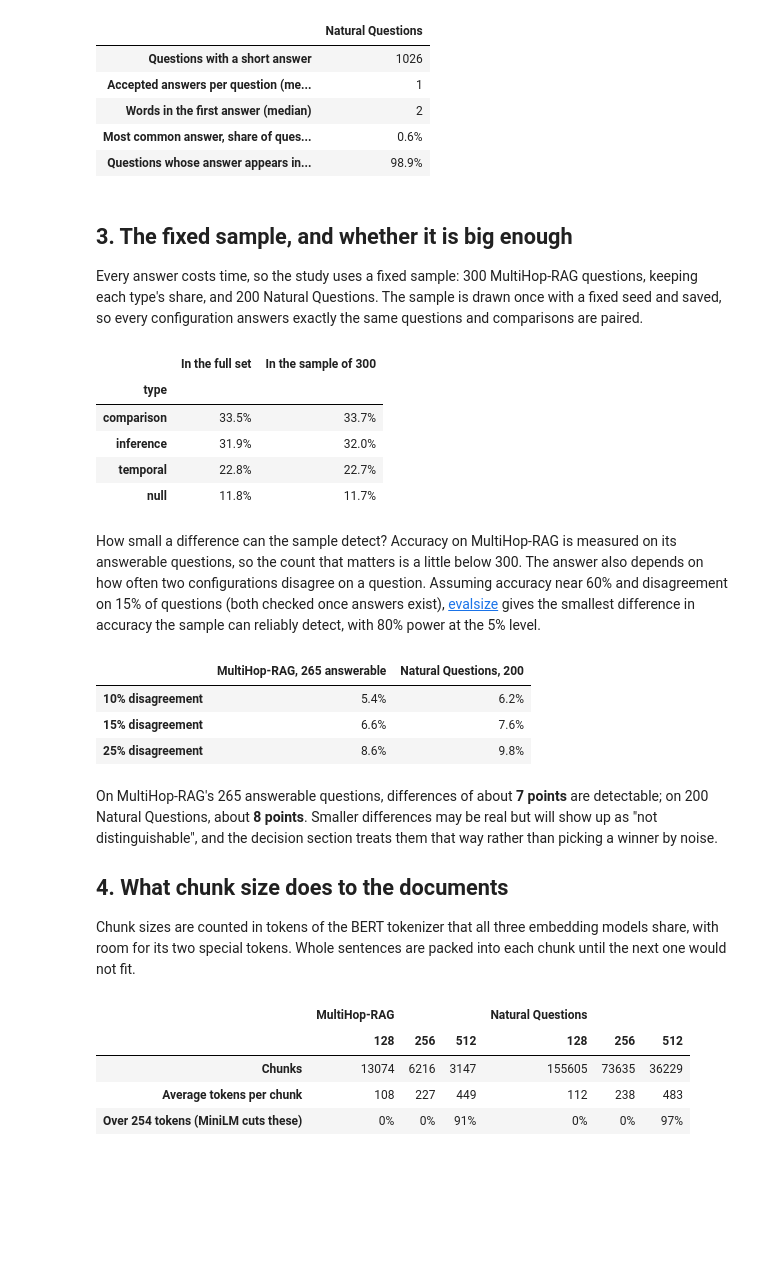
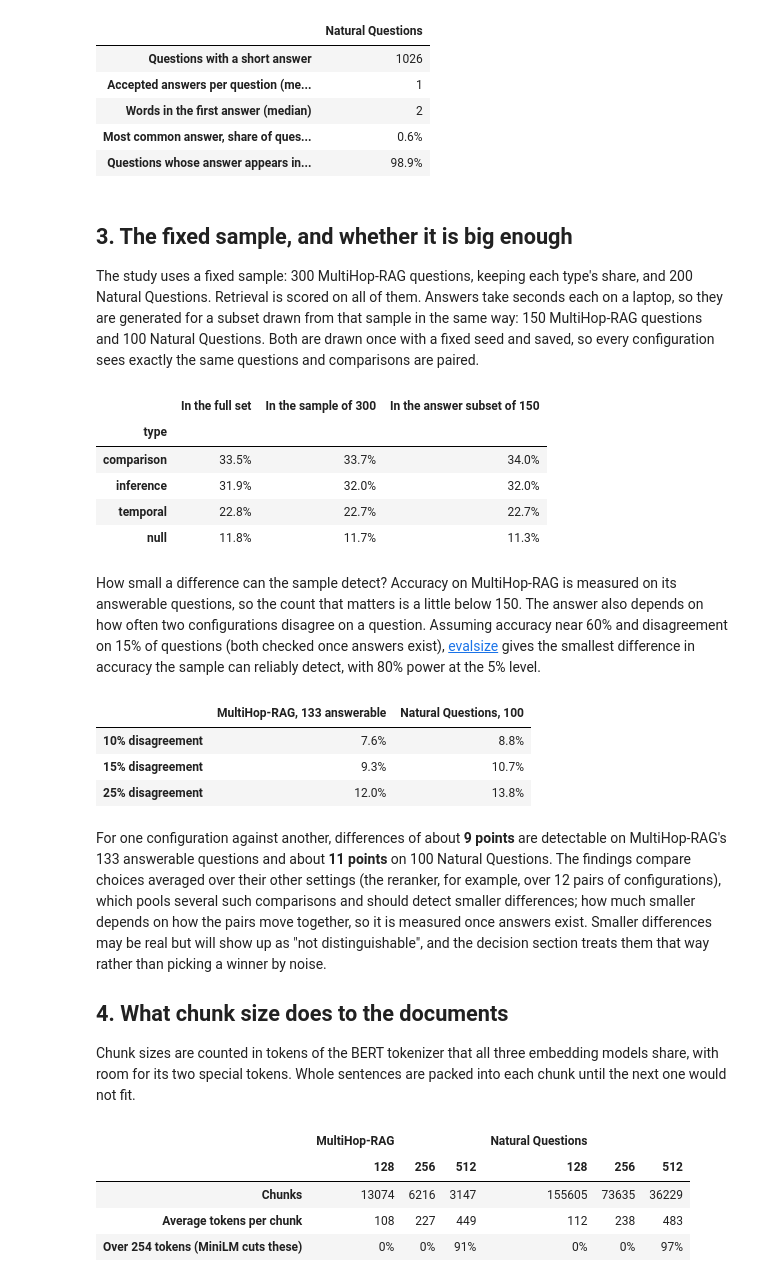
Before and after one commit to ai-with-md/rag-per-dollar, a Jupyter notebook: notebooks/01_data_and_floors.ipynb, the cells around one changed output. Saved outputs shown, nothing was run; the diff lists cells and outputs as text; code cells hidden in the pictures; blank space fills up the shorter version.

```diff
--- a/notebooks/01_data_and_floors.ipynb
+++ b/notebooks/01_data_and_floors.ipynb
@@ -153,32 +153,37 @@ pd.Series({
 # %% [markdown]
 ## 3. The fixed sample, and whether it is big enough
 
-Every answer costs time, so the study uses a fixed sample: 300 MultiHop-RAG questions, keeping each type's share, and 200 Natural Questions. The sample is drawn once with a fixed seed and saved, so every configuration answers exactly the same questions and comparisons are paired.
+The study uses a fixed sample: 300 MultiHop-RAG questions, keeping each type's share, and 200 Natural Questions. Retrieval is scored on all of them. Answers take seconds each on a laptop, so they are generated for a subset drawn from that sample in the same way: 150 MultiHop-RAG questions and 100 Natural Questions. Both are drawn once with a fixed seed and saved, so every configuration sees exactly the same questions and comparisons are paired.
 # %%
 sample = {
     "multihop_rag": sample_questions(questions["multihop_rag"], n=300, strata="type", seed=7),
     "natural_questions": sample_questions(questions["natural_questions"], n=200, strata="type", seed=7),
 }
 RESULTS_DIR.mkdir(exist_ok=True)
 pd.concat([s[["qid", "type"]].assign(dataset=name) for name, s in sample.items()])[["dataset", "qid", "type"]] \
     .to_csv(RESULTS_DIR / "question_sample.csv", index=False)
+answer_sample = {name: sample_questions(sample[name], n=n, strata="type", seed=7) for name, n in ANSWER_SAMPLE.items()}
+pd.concat([s[["qid", "type"]].assign(dataset=name) for name, s in answer_sample.items()])[["dataset", "qid", "type"]] \
+    .to_csv(RESULTS_DIR / "answer_sample.csv", index=False)
 
 pd.DataFrame({
     "In the full set": questions["multihop_rag"]["type"].value_counts(normalize=True),
     "In the sample of 300": sample["multihop_rag"]["type"].value_counts(normalize=True),
+    "In the answer subset of 150": answer_sample["multihop_rag"]["type"].value_counts(normalize=True),
 }).style.format("{:.1%}")
 # %% [output]
-|  | In the full set | In the sample of 300 |
-| type |  |  |
-| comparison | 33.5% | 33.7% |
-| inference | 31.9% | 32.0% |
-| temporal | 22.8% | 22.7% |
-| null | 11.8% | 11.7% |
+|  | In the full set | In the sample of 300 | In the answer subset of 150 |
+| type |  |  |  |
+| comparison | 33.5% | 33.7% | 34.0% |
+| inference | 31.9% | 32.0% | 32.0% |
+| temporal | 22.8% | 22.7% | 22.7% |
+| null | 11.8% | 11.7% | 11.3% |
 # %% [markdown]
-How small a difference can the sample detect? Accuracy on MultiHop-RAG is measured on its answerable questions, so the count that matters is a little below 300. The answer also depends on how often two configurations disagree on a question. Assuming accuracy near 60% and disagreement on 15% of questions (both checked once answers exist), [evalsize](https://github.com/ai-with-md/evalsize) gives the smallest difference in accuracy the sample can reliably detect, with 80% power at the 5% level.
+How small a difference can the sample detect? Accuracy on MultiHop-RAG is measured on its answerable questions, so the count that matters is a little below 150. The answer also depends on how often two configurations disagree on a question. Assuming accuracy near 60% and disagreement on 15% of questions (both checked once answers exist), [evalsize](https://github.com/ai-with-md/evalsize) gives the smallest difference in accuracy the sample can reliably detect, with 80% power at the 5% level.
 # %%
-n_answerable = int((sample["multihop_rag"]["type"] != "null").sum())
-sizes = {f"MultiHop-RAG, {n_answerable} answerable": n_answerable, "Natural Questions, 200": 200}
+n_answerable = int((answer_sample["multihop_rag"]["type"] != "null").sum())
+n_nq = len(answer_sample["natural_questions"])
+sizes = {f"MultiHop-RAG, {n_answerable} answerable": n_answerable, f"Natural Questions, {n_nq}": n_nq}
 detectable = pd.DataFrame({
     label: {f"{d:.0%} disagreement": es.smallest_detectable_improvement(n=n, baseline=0.6, disagreement=d)
             for d in [0.10, 0.15, 0.25]}
@@ -186,12 +191,12 @@ detectable = pd.DataFrame({
 })
 detectable.style.format("{:.1%}")
 # %% [output]
-|  | MultiHop-RAG, 265 answerable | Natural Questions, 200 |
-| 10% disagreement | 5.4% | 6.2% |
-| 15% disagreement | 6.6% | 7.6% |
-| 25% disagreement | 8.6% | 9.8% |
+|  | MultiHop-RAG, 133 answerable | Natural Questions, 100 |
+| 10% disagreement | 7.6% | 8.8% |
+| 15% disagreement | 9.3% | 10.7% |
+| 25% disagreement | 12.0% | 13.8% |
 # %% [markdown]
-On MultiHop-RAG's 265 answerable questions, differences of about **7 points** are detectable; on 200 Natural Questions, about **8 points**. Smaller differences may be real but will show up as "not distinguishable", and the decision section treats them that way rather than picking a winner by noise.
+For one configuration against another, differences of about **9 points** are detectable on MultiHop-RAG's 133 answerable questions and about **11 points** on 100 Natural Questions. The findings compare choices averaged over their other settings (the reranker, for example, over 12 pairs of configurations), which pools several such comparisons and should detect smaller differences; how much smaller depends on how the pairs move together, so it is measured once answers exist. Smaller differences may be real but will show up as "not distinguishable", and the decision section treats them that way rather than picking a winner by noise.
 
 ## 4. What chunk size does to the documents
 
```
Also changed, not shown: parts of 2 cells of this notebook, 7 other files.
